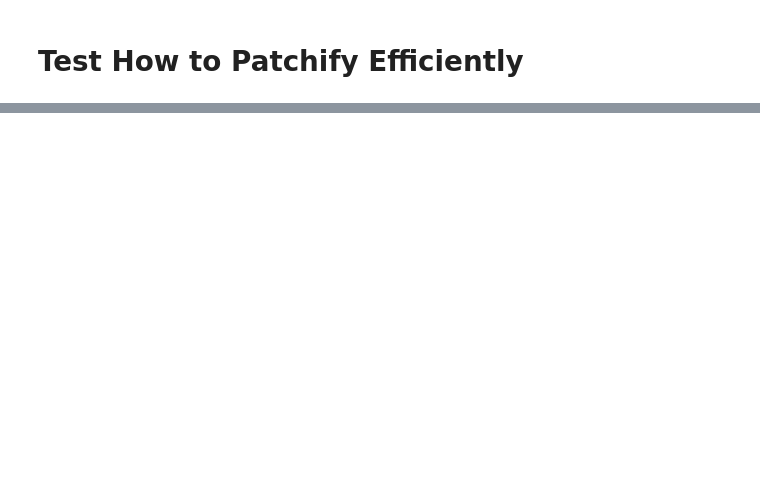
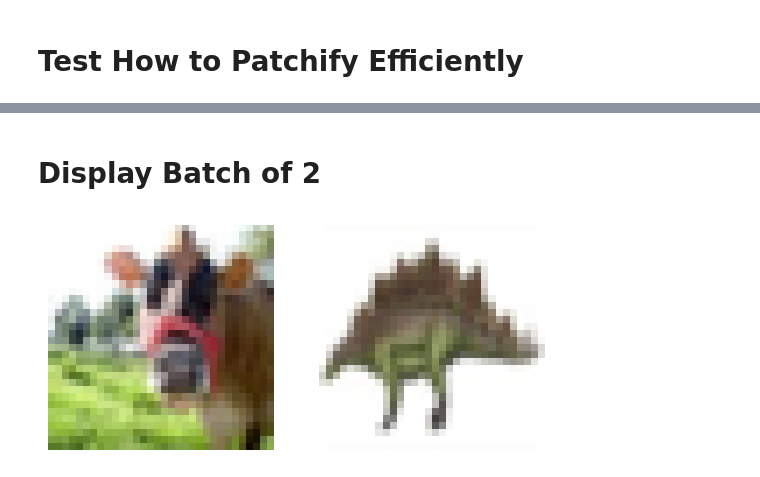
Before and after one commit to jmsalvador2395/notebooks, a Jupyter notebook: vit_patchify.ipynb, the cells around one changed output, grey strips where cells are left out. Saved outputs shown, nothing was run; the diff lists cells and outputs as text; code cells hidden in the pictures; blank space fills up the shorter version.

```diff
--- a/vit_patchify.ipynb
+++ b/vit_patchify.ipynb
@@ -72,0 +98,12 @@ tensor([True, True, True, True, True, True, True, True, True, True, True, True,
+# %% [markdown]
+# Display Batch of 2
+# %%
+fig, ax = plt.subplots(1, 2)
+images = ds['train'][:2]['img']
+ax[0].imshow(images[0])
+ax[1].imshow(images[1])
+ax[0].axis('off')
+ax[1].axis('off')
+plt.show()
+# %% [output]
+[figure, added]
```
Also changed, not shown: parts of 10 cells of this notebook, 5 other files.
